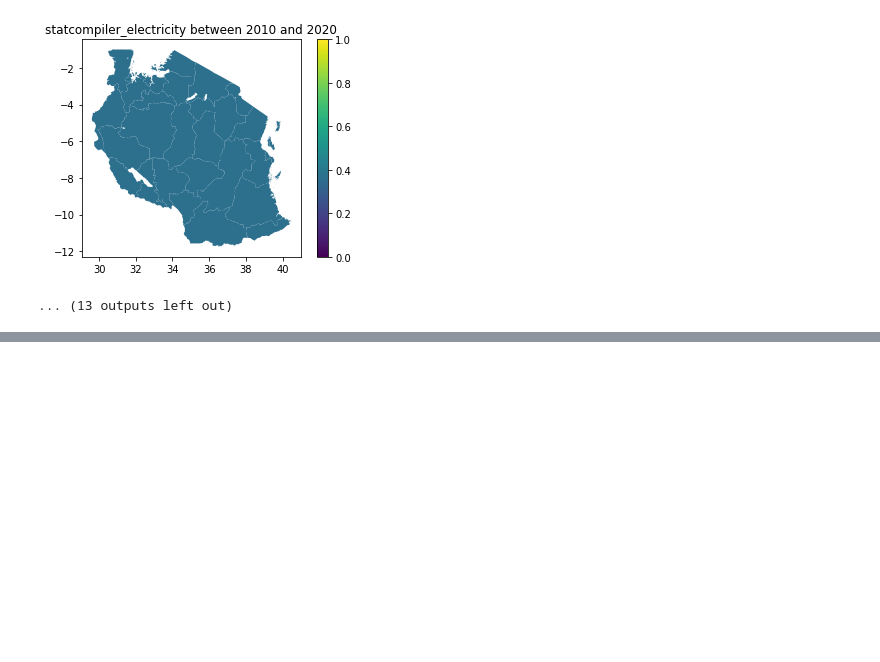
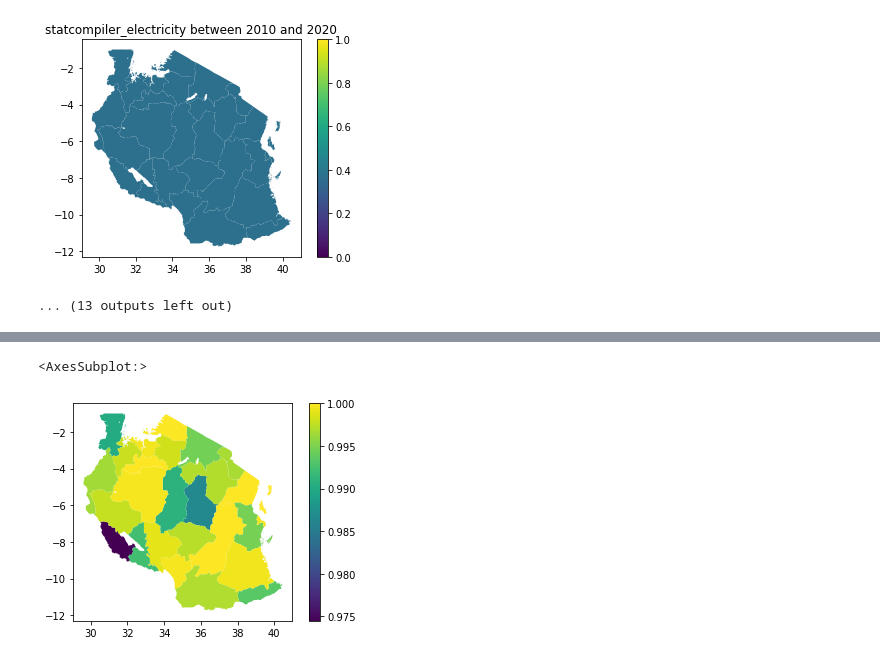
Before and after one commit to MARS-Group-HAW/esida-db, a Jupyter notebook: notebooks/ESIDA DB Data Quality.ipynb, the cells around one changed output, grey strips where cells are left out. Saved outputs shown, nothing was run; the diff lists cells and outputs as text; code cells hidden in the pictures; blank space fills up the shorter version.

```diff
--- a/notebooks/ESIDA DB Data Quality.ipynb
+++ b/notebooks/ESIDA DB Data Quality.ipynb
@@ -157,0 +210,6 @@ for parameter_id in loaded_parameters:
+# %%
+p = 'worldpop_popd'
+q = {}
+d = requests.get(f"{HOST}/api/v1/da_spatial/{p}?{urlencode(q)}", auth=auth).json()
+
+df = pd.DataFrame(d['data'])
@@ -157,0 +231,15 @@ for parameter_id in loaded_parameters:
+# %%
+spatial_coverage = []
+for shape_id, name in regions.items():
+    dfx = df[df['shape_id'] == shape_id]
+    spatial_coverage.append({
+        'id': shape_id,
+        'coverage': dfx['coverage'].mean()
+    })
+# %%
+spatial_coverage_df = pd.DataFrame(spatial_coverage)
+# %%
+regions_gdf.merge(spatial_coverage_df, on='id').plot(column='coverage', legend=True)
+# %% [output]
+<AxesSubplot:>
+[figure, added]
```
Also changed, not shown: parts of 16 cells of this notebook, 3 other files.
